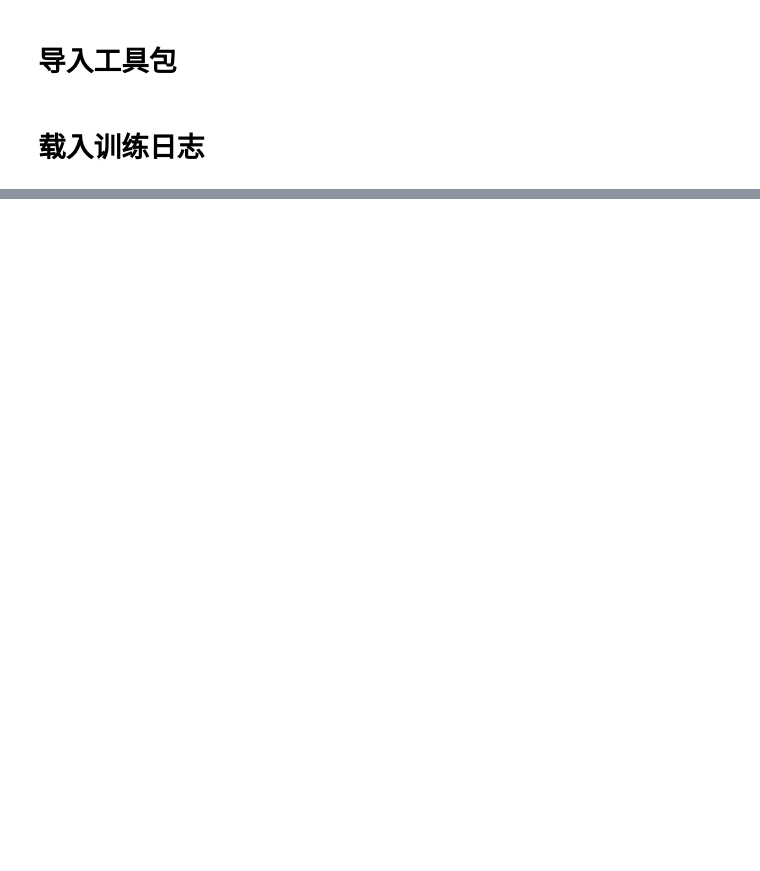
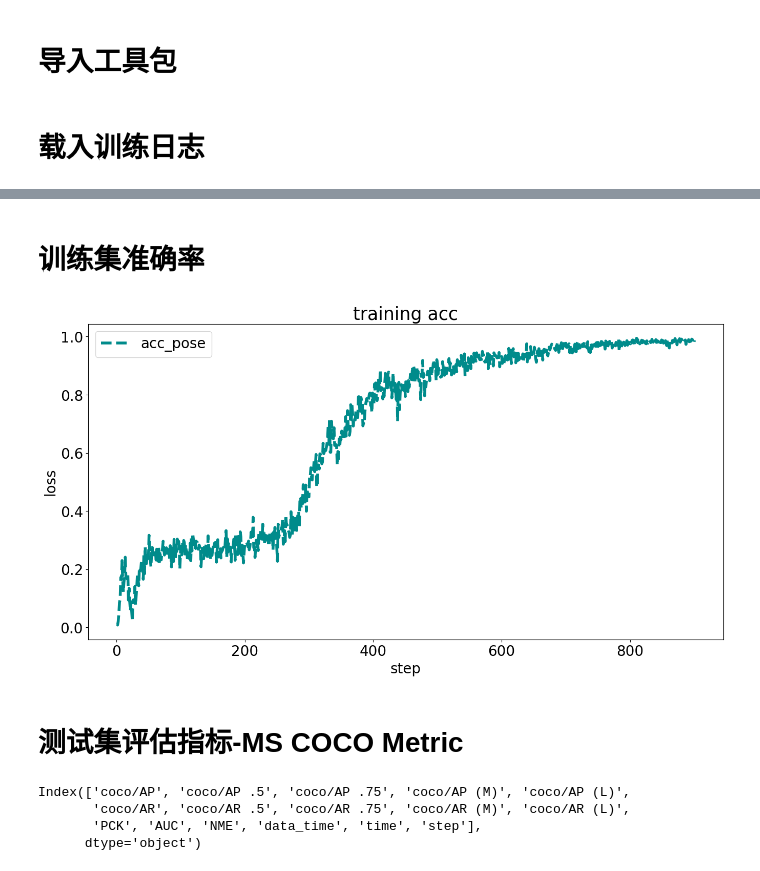
Before and after one commit to wsnd/openmmlab_work, a Jupyter notebook: 01_mmpose/ear_points.ipynb, the cells around one changed output, grey strips where cells are left out. Saved outputs shown, nothing was run; the diff lists cells and outputs as text; code cells hidden in the pictures; blank space fills up the shorter version.

```diff
--- a/01_mmpose/ear_points.ipynb
+++ b/01_mmpose/ear_points.ipynb
@@ -118,0 +199,30 @@ df_test
+# %% [markdown]
+# 训练集准确率
+# %%
+metrics = ['acc_pose']
+plt.figure(figsize=(16, 8))
+
+x = df_train['step']
+for y in metrics:
+    plt.plot(x, df_train[y], label=y, **get_line_arg())
+
+plt.tick_params(labelsize=20)
+plt.xlabel('step', fontsize=20)
+plt.ylabel('loss', fontsize=20)
+plt.title('training acc', fontsize=25)
+plt.savefig('training_acc.pdf', dpi=120, bbox_inches='tight')
+
+plt.legend(fontsize=20)
+
+plt.show()
+# %% [output]
+[figure, added]
+# %% [markdown]
+# 测试集评估指标-MS COCO Metric
+# %%
+df_test.columns
+# %% [output]
+Index(['coco/AP', 'coco/AP .5', 'coco/AP .75', 'coco/AP (M)', 'coco/AP (L)',
+       'coco/AR', 'coco/AR .5', 'coco/AR .75', 'coco/AR (M)', 'coco/AR (L)',
+       'PCK', 'AUC', 'NME', 'data_time', 'time', 'step'],
+      dtype='object')
```
Also changed, not shown: parts of 30 cells of this notebook, 1 other file.
